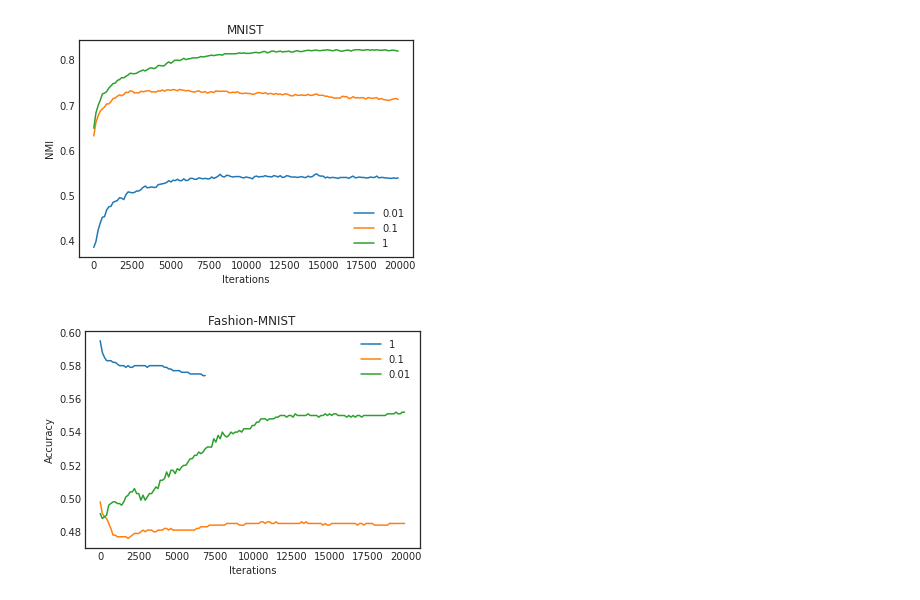
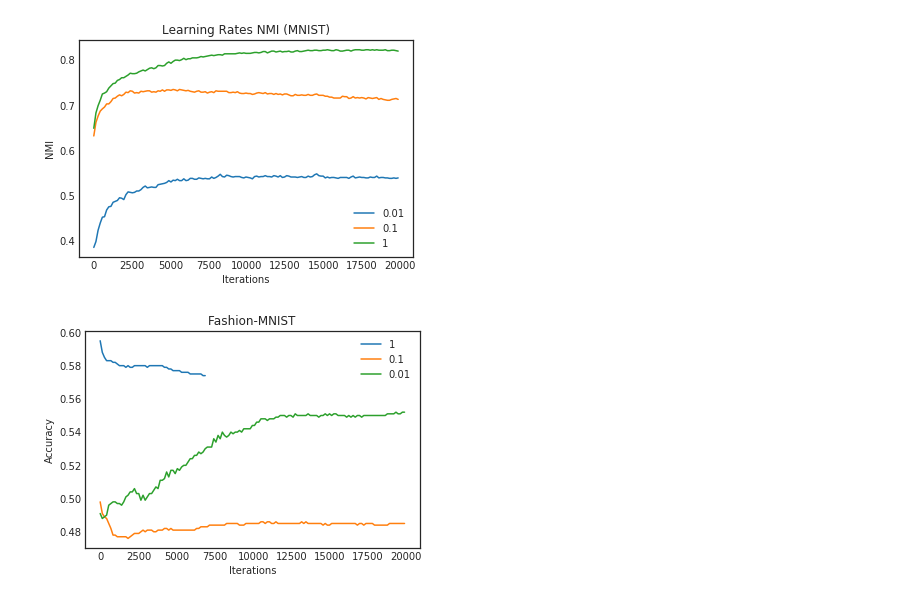
Before and after one commit to maheshkkumar/DLClustering, a Jupyter notebook: notebooks/multiple_results.ipynb, the cells around one changed output. Saved outputs shown, nothing was run; the diff lists cells and outputs as text; code cells hidden in the pictures.

```diff
--- a/notebooks/multiple_results.ipynb
+++ b/notebooks/multiple_results.ipynb
@@ -25,8 +25,8 @@ for f in files:
     ax.plot(dataframe.Iteration, dataframe.Accuracy, label=lr)
     plt.xlabel('Iterations')
     plt.ylabel('Accuracy')
-    plt.title('MNIST')
+    plt.title('Learning Rates Accuracy (MNIST)')
     ax.legend()
 
-fig.savefig('/home/kumarkm/Dropbox/Courses/Data Mining/ReportTemplate_LaTeX/images/mnist_lr_acc.pdf', dpi=1000, bbox_inches='tight')
+fig.savefig('/home/kumarkm/Dropbox/Courses/Data Mining/ReportTemplate_LaTeX/images/mnist_lr_acc.png', dpi=1000, bbox_inches='tight')
 # %% [output]
@@ -34,19 +34,19 @@ fig.savefig('/home/kumarkm/Dropbox/Courses/Data Mining/ReportTemplate_LaTeX/imag
 # %%
 fig, ax = plt.subplots()
 
 for f in files:
     dataset_lr = f.split(os.sep)[-1].split('.csv')[0].split('_')
     dataset, lr = dataset_lr[0], dataset_lr[1]
     dataframe = pd.read_csv(f)
     ax.plot(dataframe.Iteration, dataframe.NMI, label=lr)
     plt.xlabel('Iterations')
     plt.ylabel('NMI')
-    plt.title('MNIST')
+    plt.title('Learning Rates NMI (MNIST)')
     ax.legend()
 
-fig.savefig('/home/kumarkm/Dropbox/Courses/Data Mining/ReportTemplate_LaTeX/images/mnist_lr_nmi.pdf', dpi=1000, bbox_inches='tight')
+fig.savefig('/home/kumarkm/Dropbox/Courses/Data Mining/ReportTemplate_LaTeX/images/mnist_lr_nmi.png', dpi=1000, bbox_inches='tight')
 # %% [output]
-[figure, old version]
+[figure, new version]
 # %%
 # loading the results csv files
 
```
Also changed, not shown: parts of 1 cell of this notebook, 3 other files.
